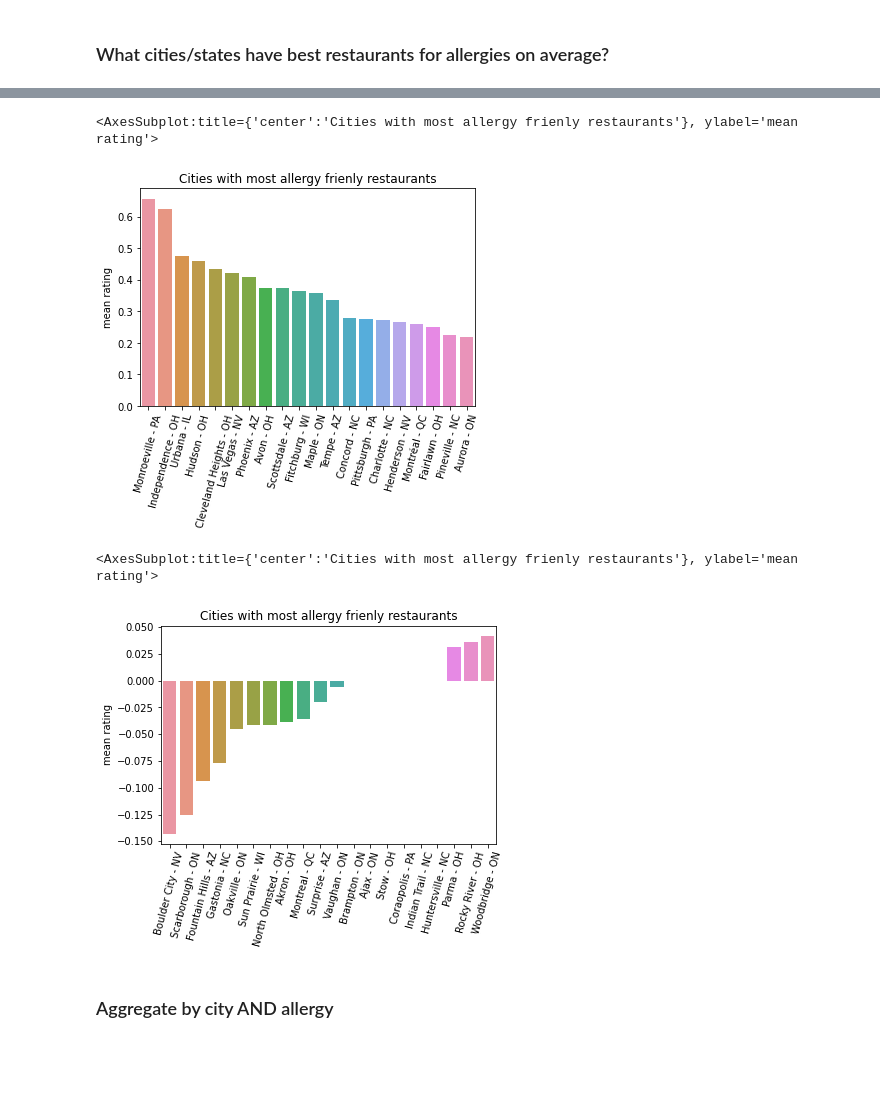
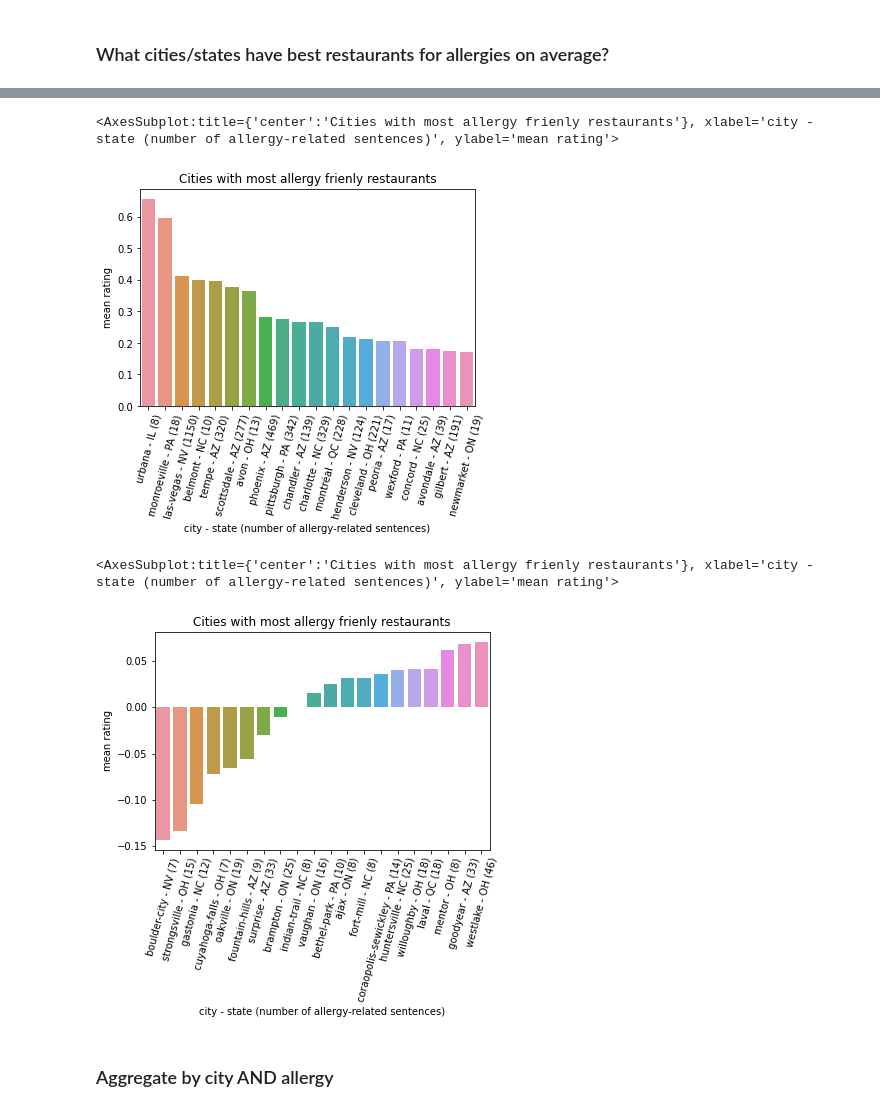
Before and after one commit to kkeller88/restaurant-reviews-allergy, a Jupyter notebook: notebooks/geographic_patterns.ipynb, the cells around one changed output, grey strips where cells are left out. Saved outputs shown, nothing was run; the diff lists cells and outputs as text; code cells hidden in the pictures; blank space fills up the shorter version.

Commit message:
use uber h3 for region boundaries

```diff
--- a/notebooks/geographic_patterns.ipynb
+++ b/notebooks/geographic_patterns.ipynb
@@ -23,11 +22,12 @@ businesses = read_review_file("business", n_rows=0)
 data = data[(data[allergy_cols].sum(axis=1) > 0)].drop(allergy_cols, axis=1)
 business_sentiment = aggregate_sentiment_by_business(data)
 business_sentiment = business_sentiment.merge(
-     businesses[['business_id', 'city', 'state']],
+     businesses[['business_id', 'city', 'state', 'latitude', 'longitude']],
      on='business_id',
      how='left'
      )
-
+business_sentiment = get_region(business_sentiment)
+business_sentiment = get_region_name(business_sentiment)
 business_sentiment.head(2)
 # %% [output]
 Reading file business
@@ -68,39 +68,41 @@ ax
 # %%
-positive_cities = get_groups_with_positive_sentiment(business_sentiment, ['state','city'])
+positive_cities = get_groups_with_positive_sentiment(business_sentiment, ['state','region_name'])
 positive_cities = positive_cities[positive_cities['sentiment_score']['count'] > 5].head(20)
 
 ax = sns.barplot(
     y=positive_cities['sentiment_score']['mean'],
-    x=(positive_cities['city'] + ' - ' + positive_cities['state'])
+    x=(positive_cities['region_name'] + ' - ' + positive_cities['state']) + \
+        ' (' + positive_cities['sentiment_score']['count'].astype(str) + ')'
     )
 ax.set(
     title='Cities with most allergy frienly restaurants',
-    xlabel='',
+    xlabel='city - state (number of allergy-related sentences)',
     ylabel='mean rating'
     )
 ax.set_xticklabels(ax.get_xticklabels(), rotation=75)
 ax
 # %% [output]
-<AxesSubplot:title={'center':'Cities with most allergy frienly restaurants'}, ylabel='mean rating'>
+<AxesSubplot:title={'center':'Cities with most allergy frienly restaurants'}, xlabel='city - state (number of allergy-related sentences)', ylabel='mean rating'>
-[figure, old version]
+[figure, new version]
 # %%
-negative_cities = get_groups_with_negative_sentiment(business_sentiment, ['state','city'])
+negative_cities = get_groups_with_negative_sentiment(business_sentiment, ['state','region_name'])
 negative_cities = negative_cities[negative_cities['sentiment_score']['count'] > 5].head(20)
 
 ax = sns.barplot(
     y=negative_cities['sentiment_score']['mean'],
-    x=(negative_cities['city'] + ' - ' + negative_cities['state'])
+    x=(negative_cities['region_name'] + ' - ' + negative_cities['state']) + \
+        ' (' + negative_cities['sentiment_score']['count'].astype(str) + ')'
     )
 ax.set(
     title='Cities with most allergy frienly restaurants',
-    xlabel='',
+    xlabel='city - state (number of allergy-related sentences)',
     ylabel='mean rating'
     )
 ax.set_xticklabels(ax.get_xticklabels(), rotation=75)
 ax
 # %% [output]
-<AxesSubplot:title={'center':'Cities with most allergy frienly restaurants'}, ylabel='mean rating'>
+<AxesSubplot:title={'center':'Cities with most allergy frienly restaurants'}, xlabel='city - state (number of allergy-related sentences)', ylabel='mean rating'>
-[figure, old version]
+[figure, new version]
 # %% [markdown]
 ### Aggregate by city AND allergy
 # %%
```
Also changed, not shown: parts of 4 cells of this notebook, 2 other files.
